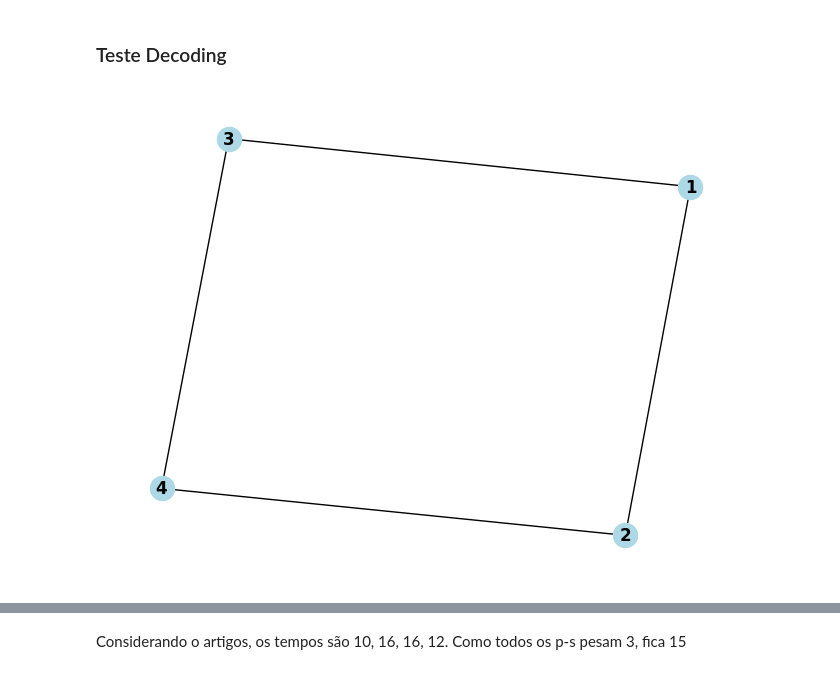
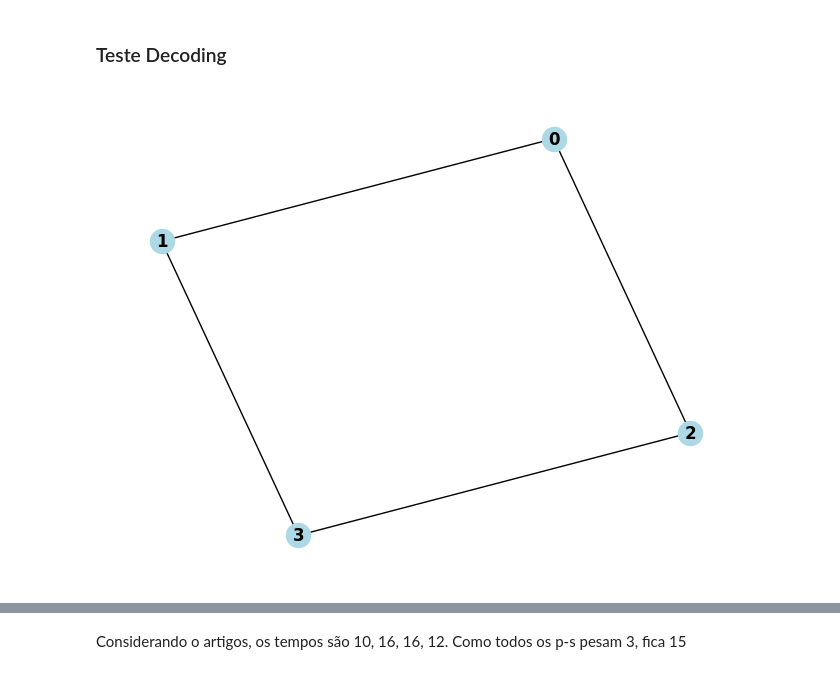
Before and after one commit to thiagom123/qbitmap, a Jupyter notebook: testDecoding.ipynb, the cells around one changed output, grey strips where cells are left out. Drawn from its saved outputs; the diff is of its cells as text; code cells hidden in the pictures.

```diff
--- a/testDecoding.ipynb
+++ b/testDecoding.ipynb
@@ -66,7 +62,7 @@ Funcionando!
 ### Teste Decoding
 # %%
 QM = nx.Graph()
-QM.add_edges_from([(1,2),(1,3), (2,4), (3,4)])
+QM.add_edges_from([(0,1),(0,2), (1,3), (2,3)])
 nx.draw(QM, with_labels=True, node_color='lightblue', font_weight='bold')
 # %% [output]
-[figure, old version]
+[figure, new version]
```
Also changed, not shown: parts of 7 cells of this notebook, 6 other files.
